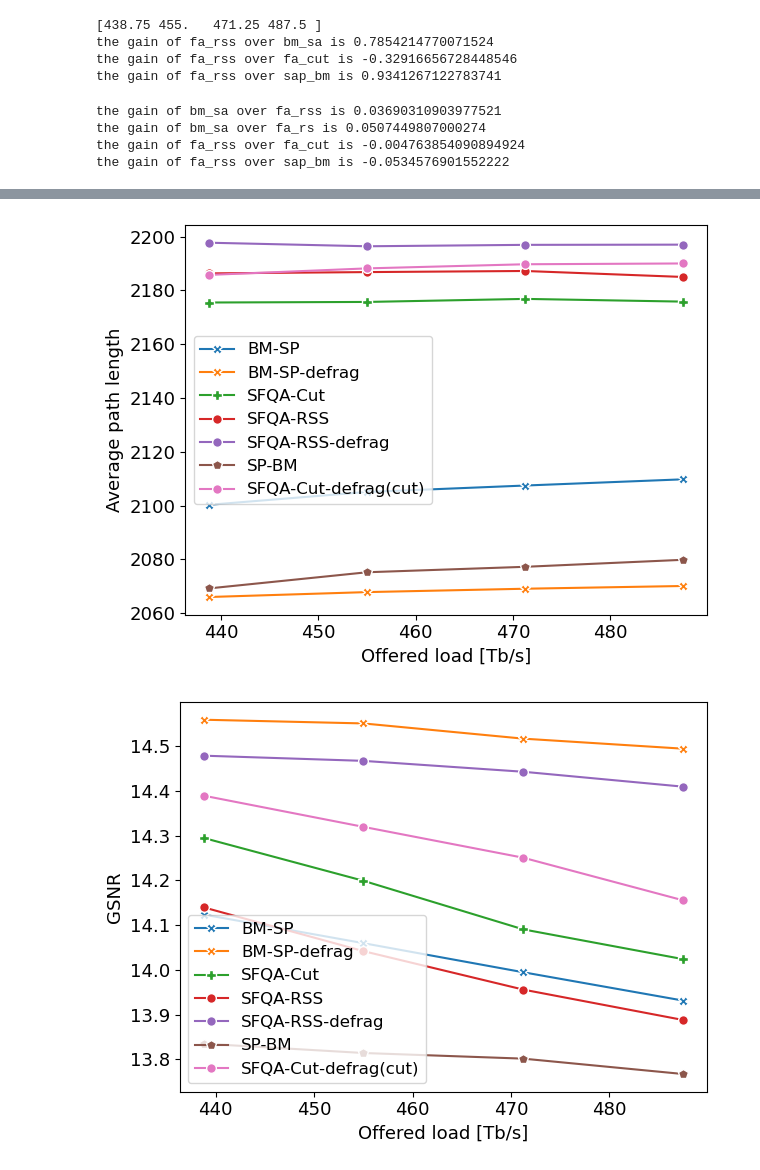
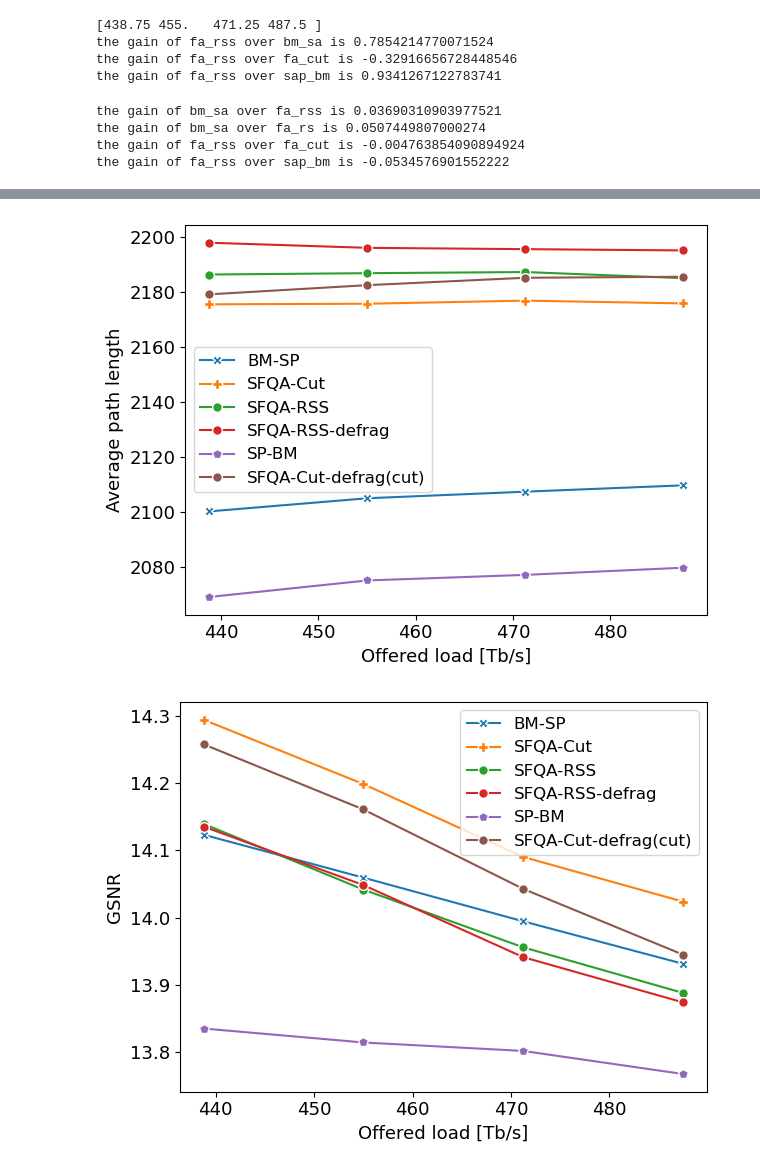
Before and after one commit to ehsan5890/optical-rl-gym-qot-aware, a Jupyter notebook: examples/visualize_loads_us.ipynb, the cells around one changed output, grey strips where cells are left out. Saved outputs shown, nothing was run; the diff lists cells and outputs as text; code cells hidden in the pictures.

```diff
--- a/examples/visualize_loads_us.ipynb
+++ b/examples/visualize_loads_us.ipynb
@@ -59,9 +59,9 @@ for load_counter, load_traffic in enumerate(range(min_load, max_load, step_lengt
         f'./{heuristic_log_dir}/logs_{load_traffic}_{episode_length}-defragmeentation/BM-SA-FF.monitor.csv',
         skiprows=1)
     bm_fa_rss_df = pd.read_csv(
-        f'./{heuristic_log_dir}/logs_{load_traffic}_{episode_length}-defragmeentation/BM-FA-RSS.monitor.csv', skiprows=1)
+        f'./{heuristic_log_dir}/logs_{load_traffic}_{episode_length}-defragmeentation-rss/BM-FA-RSS.monitor.csv', skiprows=1)
     bm_fa_cut_df_cut = pd.read_csv(
-        f'./{heuristic_log_dir}/logs_{load_traffic}_{episode_length}-defragmeentation-v3/BM-FA-Cut-modified.monitor.csv', skiprows=1)
+        f'./{heuristic_log_dir}/logs_{load_traffic}_{episode_length}-defragmeentation-cut/BM-FA-Cut-modified.monitor.csv', skiprows=1)
     # sap_ff = pd.read_csv(
     #     f'./{heuristic_log_dir}/logs_{load_traffic}_{episode_length}/SAP-FF.monitor.csv',
     #     skiprows=1)
@@ -127,8 +127,8 @@ for info in ['service_blocking_rate',
         ax_bm_sa_ff = plt.semilogy(offered_load, bm_sa_ff_loads[info], label='BM-SP', marker='X', markersize=markersize,
                              markeredgecolor='white')
 
-        ax_bm_sa_ff_df = plt.semilogy(offered_load, bm_sa_ff_df_loads[info], label='BM-SP-defrag(rss)', marker='X', markersize=markersize,
-                             markeredgecolor='white')
+        # ax_bm_sa_ff_df = plt.semilogy(offered_load, bm_sa_ff_df_loads[info], label='BM-SP-defrag(rss)', marker='X', markersize=markersize,
+        #                      markeredgecolor='white')
         ax_bm_fa_cut = plt.semilogy(offered_load, bm_fa_cut_loads[info], label='SFQA-Cut', marker='P', markersize=markersize,
                                  markeredgecolor='white')
         ax_bm_fa_rss = plt.semilogy(offered_load, bm_fa_rss_loads[info], label='SFQA-RSS', marker='o',
@@ -154,8 +154,8 @@ for info in ['service_blocking_rate',
 
         ax_bm_sa_ff = plt.plot(offered_load, bm_sa_ff_loads[info], label='BM-SP', marker='X', markersize=markersize,
                          markeredgecolor='white')
-        ax_bm_sa_ff_df = plt.plot(offered_load, bm_sa_ff_df_loads[info], label='BM-SP-defrag', marker='X', markersize=markersize,
-                         markeredgecolor='white')
+        # ax_bm_sa_ff_df = plt.plot(offered_load, bm_sa_ff_df_loads[info], label='BM-SP-defrag', marker='X', markersize=markersize,
+        #                  markeredgecolor='white')
         ax_bm_fa_cut = plt.plot(offered_load, bm_fa_cut_loads[info], label='SFQA-Cut', marker='P', markersize=markersize,
                              markeredgecolor='white')
         ax_bm_fa_rss = plt.plot(offered_load, bm_fa_rss_loads[info], label='SFQA-RSS', marker='o',
@@ -217,2 +217,2 @@ the gain of fa_rss over sap_bm is -0.0534576901552222
-[figure, old version]
+[figure, new version]
-[figure, old version]
+[figure, new version]
```
Also changed, not shown: parts of 1 cell of this notebook, 28 other files.
